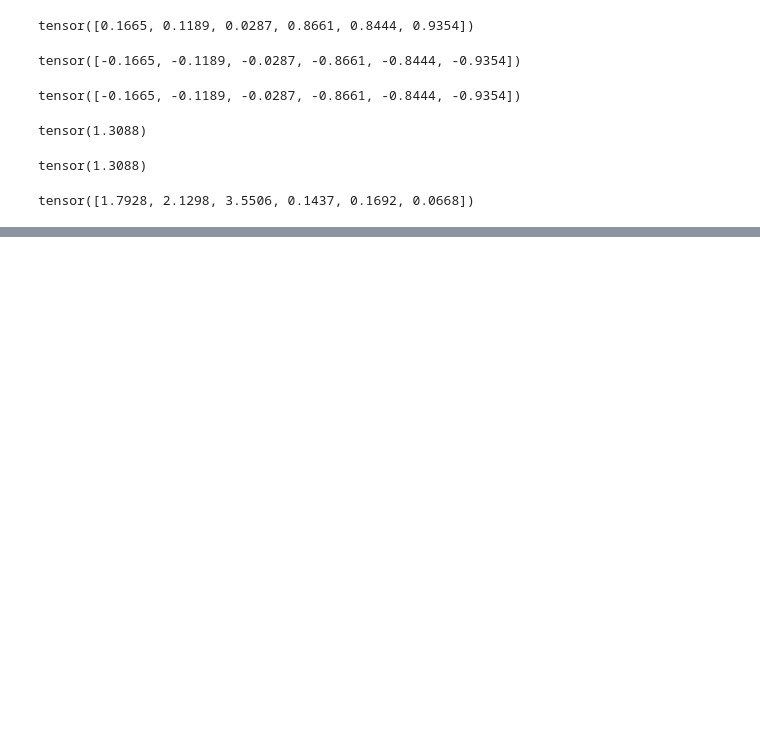
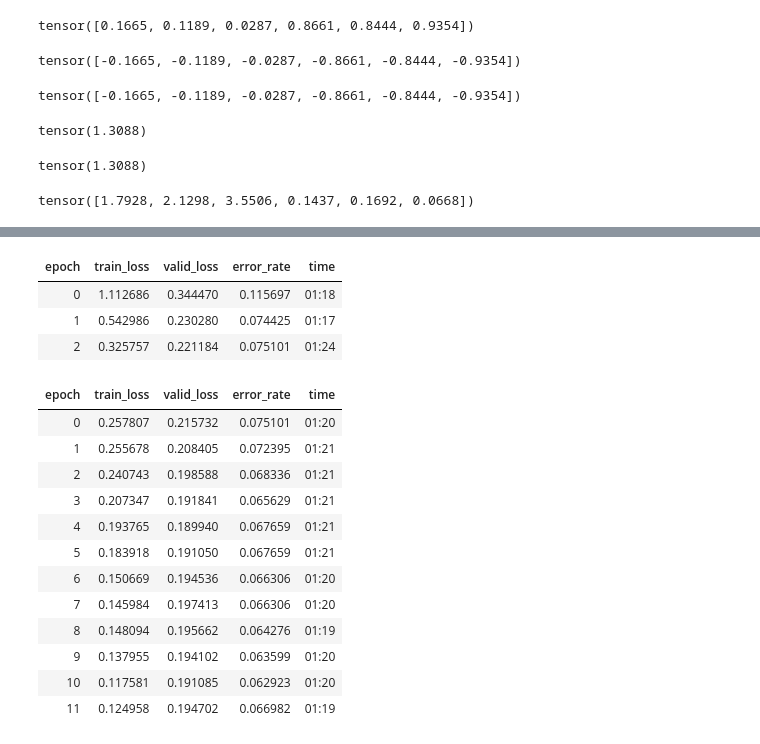
Before and after one commit to satani99/practical_deep_learning_for_coders, a Jupyter notebook: fast_ai_5.ipynb, the cells around one changed output, grey strips where cells are left out. Cells and saved outputs as stored; diff of their text form; code cells hidden in the pictures; blank space fills up the shorter version.

```diff
--- a/fast_ai_5.ipynb
+++ b/fast_ai_5.ipynb
@@ -195,0 +223,23 @@ learn.fine_tune(2, base_lr=3e-3)
+# %%
+learn = cnn_learner(dls, resnet34, metrics=error_rate)
+learn.fit_one_cycle(3, 3e-3)
+learn.unfreeze()
+learn.fit_one_cycle(12, lr_max=slice(1e-6, 1e-4))
+# %% [output]
+| epoch | train_loss | valid_loss | error_rate | time |
+| 0 | 1.112686 | 0.344470 | 0.115697 | 01:18 |
+| 1 | 0.542986 | 0.230280 | 0.074425 | 01:17 |
+| 2 | 0.325757 | 0.221184 | 0.075101 | 01:24 |
+| epoch | train_loss | valid_loss | error_rate | time |
+| 0 | 0.257807 | 0.215732 | 0.075101 | 01:20 |
+| 1 | 0.255678 | 0.208405 | 0.072395 | 01:21 |
+| 2 | 0.240743 | 0.198588 | 0.068336 | 01:21 |
+| 3 | 0.207347 | 0.191841 | 0.065629 | 01:21 |
+| 4 | 0.193765 | 0.189940 | 0.067659 | 01:21 |
+| 5 | 0.183918 | 0.191050 | 0.067659 | 01:21 |
+| 6 | 0.150669 | 0.194536 | 0.066306 | 01:20 |
+| 7 | 0.145984 | 0.197413 | 0.066306 | 01:20 |
+| 8 | 0.148094 | 0.195662 | 0.064276 | 01:19 |
+| 9 | 0.137955 | 0.194102 | 0.063599 | 01:20 |
+| 10 | 0.117581 | 0.191085 | 0.062923 | 01:20 |
+| 11 | 0.124958 | 0.194702 | 0.066982 | 01:19 |
```
Also changed, not shown: parts of 21 cells of this notebook.
